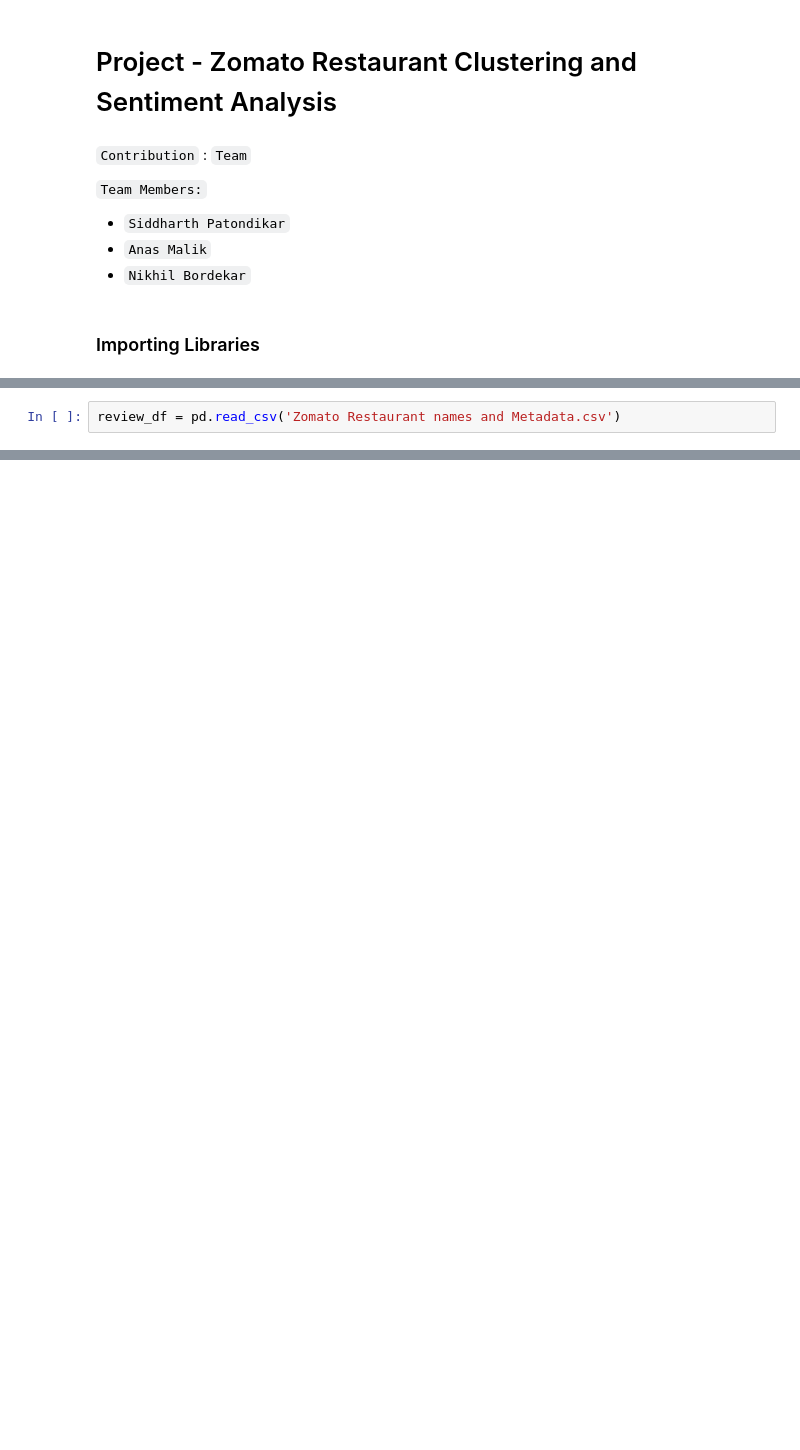
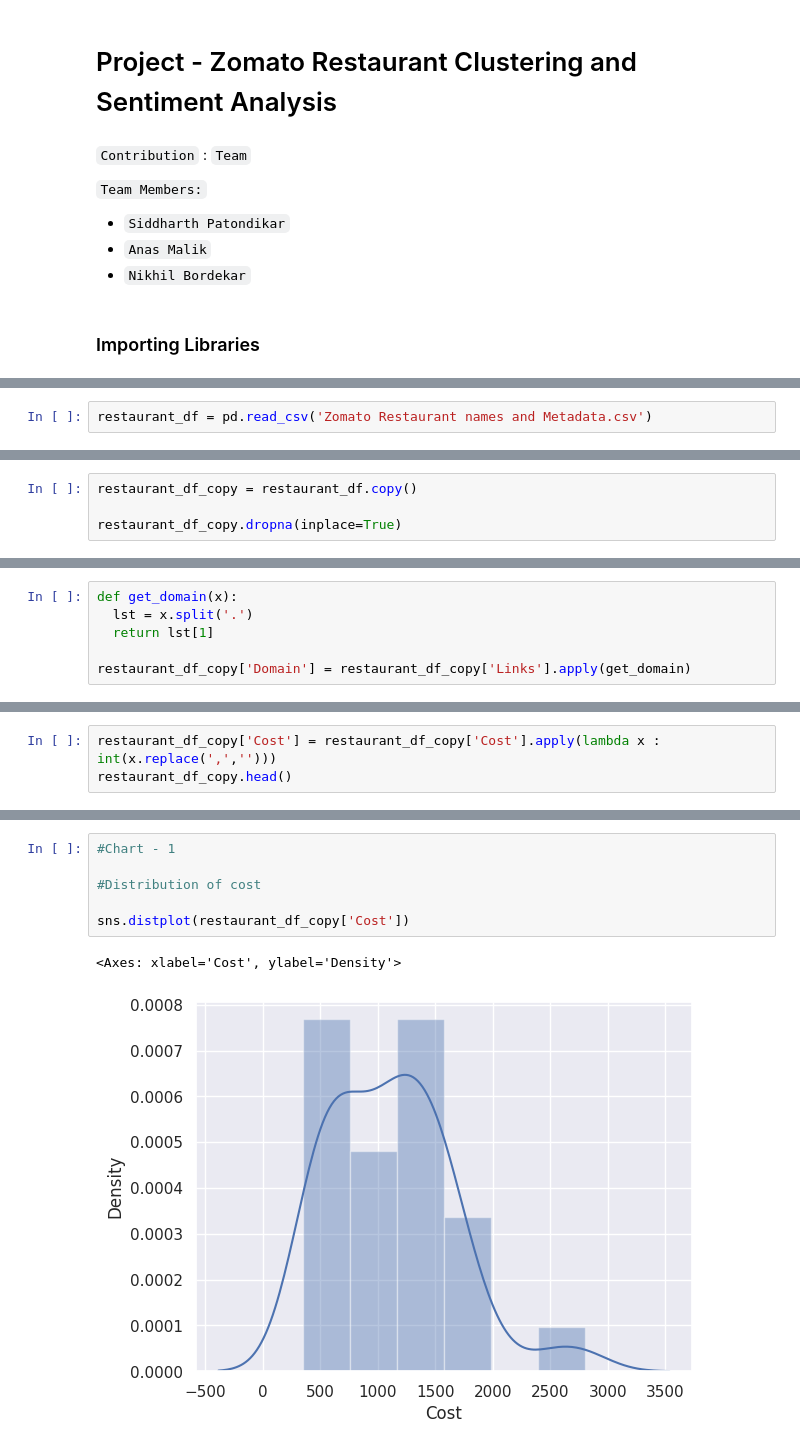
Before and after one commit to sidpatondikar/Capstone-Zomato-Restaurant-Clustering-and-Sentiment-Analysis, a Jupyter notebook: Zomato_Restaurant_Clustering.ipynb, the cells around one changed output, grey strips where cells are left out. Saved outputs shown, nothing was run; the diff lists cells and outputs as text; blank space fills up the shorter version.

```diff
--- a/Zomato_Restaurant_Clustering.ipynb
+++ b/Zomato_Restaurant_Clustering.ipynb
@@ -24,5 +31,5 @@ restaurant_df = pd.read_csv('Zomato Restaurant reviews.csv')
 # %%
-review_df = pd.read_csv('Zomato Restaurant names and Metadata.csv')
+restaurant_df = pd.read_csv('Zomato Restaurant names and Metadata.csv')
 # %%
 restaurant_df.head()
 # %% [output]
@@ -76,0 +159,4 @@ memory usage: 5.0+ KB
+# %%
+restaurant_df_copy = restaurant_df.copy()
+
+restaurant_df_copy.dropna(inplace=True)
@@ -76,0 +175,6 @@ memory usage: 5.0+ KB
+# %%
+def get_domain(x):
+  lst = x.split('.')
+  return lst[1]
+
+restaurant_df_copy['Domain'] = restaurant_df_copy['Links'].apply(get_domain)
@@ -76,0 +286,3 @@ memory usage: 5.0+ KB
+# %%
+restaurant_df_copy['Cost'] = restaurant_df_copy['Cost'].apply(lambda x : int(x.replace(',','')))
+restaurant_df_copy.head()
@@ -76,0 +296,9 @@ memory usage: 5.0+ KB
+# %%
+#Chart - 1
+
+#Distribution of cost
+
+sns.distplot(restaurant_df_copy['Cost'])
+# %% [output]
+<Axes: xlabel='Cost', ylabel='Density'>
+[figure, added]
```
Also changed, not shown: parts of 38 cells of this notebook.
